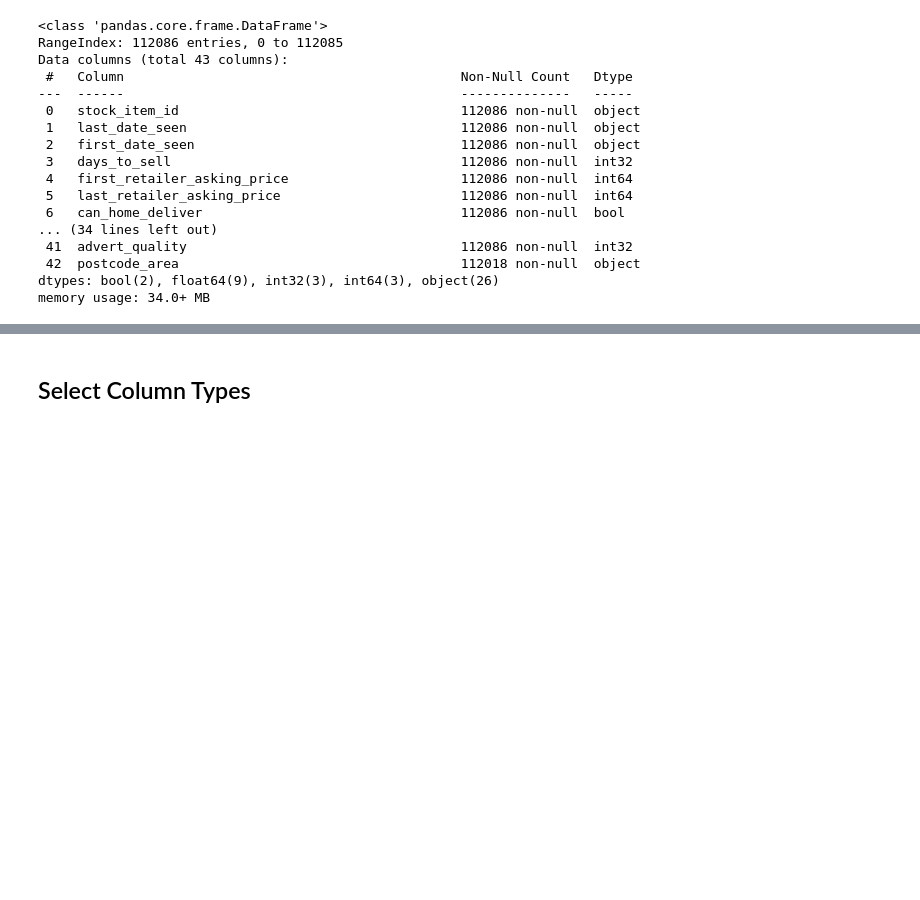
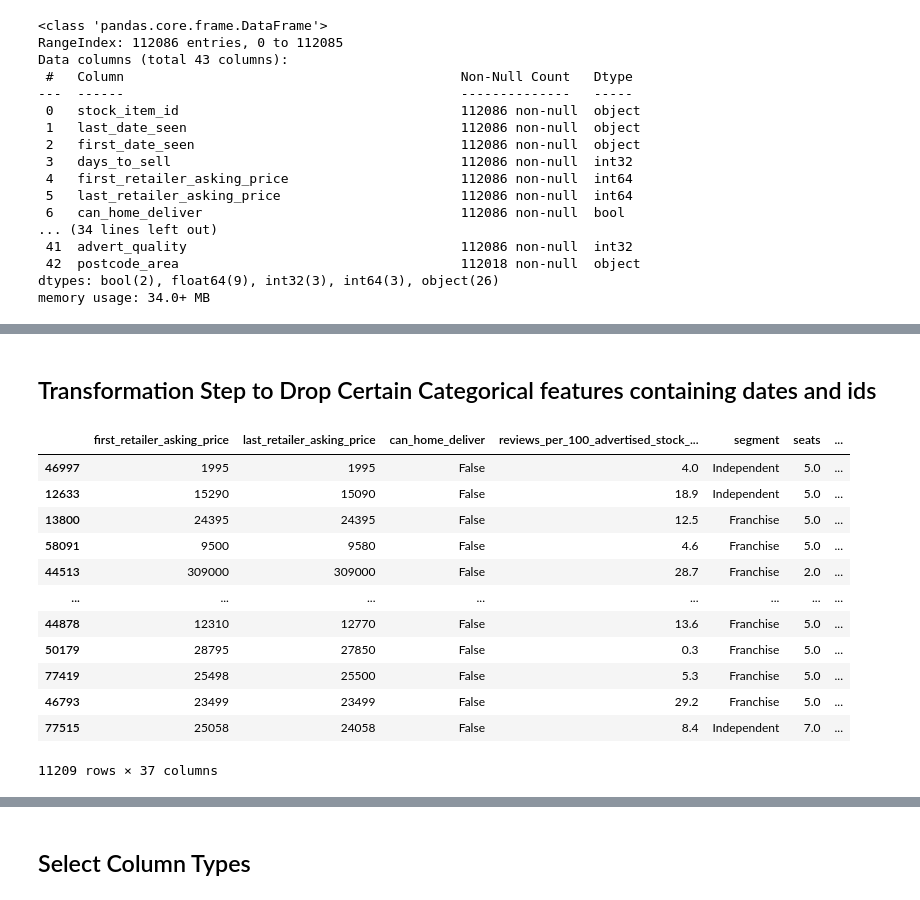
Before and after one commit to thanktua-spp/MMU_Hack_Data, a Jupyter notebook: notebooks/MMU_Hack_EDA.ipynb, the cells around one changed output, grey strips where cells are left out. Saved outputs shown, nothing was run; the diff lists cells and outputs as text; code cells hidden in the pictures; blank space fills up the shorter version.

Commit message:
progress with EDA training pipeline

```diff
--- a/notebooks/MMU_Hack_EDA.ipynb
+++ b/notebooks/MMU_Hack_EDA.ipynb
@@ -36,3 +46,9 @@ Data columns (total 43 columns):
  42  postcode_area                                    112018 non-null  object
 dtypes: bool(2), float64(9), int32(3), int64(3), object(26)
 memory usage: 34.0+ MB
+# %%
+# Sample 30% of the data (replace 0.3 with your desired fraction)
+sampled_df = raw_train_df.sample(frac=0.1, random_state=42)
+
+# View the sampled data
+sampled_df.head()
@@ -38,0 +83,3 @@ memory usage: 34.0+ MB
+# %%
+X = sampled_df.drop(columns=['days_to_sell'])  # Drop target from features
+y = sampled_df['days_to_sell']  # Target variable
@@ -38,0 +88,13 @@ memory usage: 34.0+ MB
+# %%
+# Replace None with Nan Transformer.
+def replace_none_with_nan(df: pd.DataFrame) -> pd.DataFrame:
+    """Replaces None with np.nan in categorical columns."""
+    df = df.copy()
+    categorical_cols = df.select_dtypes(include=['object']).columns
+    df[categorical_cols] = df[categorical_cols].apply(lambda col: col.map(lambda x: np.nan if x is None else x))
+    return df
+
+replace_none_transformer = FunctionTransformer(replace_none_with_nan, validate=False)
+
+# test transformer
+replace_none_transformer.fit_transform(X)
@@ -38,0 +115,26 @@ memory usage: 34.0+ MB
+# %% [markdown]
+## Transformation Step to Drop Certain Categorical features containing dates and ids
+# %%
+def drop_cat_features(df: pd.DataFrame) -> pd.DataFrame:
+    """Drop features not required"""
+    df = df.copy()
+    columns_to_drop = ["stock_item_id", "last_date_seen", "first_date_seen", "derivative_id", "first_registration_date"]
+    return df.drop(columns=columns_to_drop, errors='ignore')
+
+drop_cat_features_transformer = FunctionTransformer(drop_cat_features)
+
+drop_cat_features_transformer.fit_transform(X)
+# %% [output]
+|  | first_retailer_asking_price | last_retailer_asking_price | can_home_deliver | reviews_per_100_advertised_stock_... | segment | seats | ... |
+| 46997 | 1995 | 1995 | False | 4.0 | Independent | 5.0 | ... |
+| 12633 | 15290 | 15090 | False | 18.9 | Independent | 5.0 | ... |
+| 13800 | 24395 | 24395 | False | 12.5 | Franchise | 5.0 | ... |
+| 58091 | 9500 | 9580 | False | 4.6 | Franchise | 5.0 | ... |
+| 44513 | 309000 | 309000 | False | 28.7 | Franchise | 2.0 | ... |
+| ... | ... | ... | ... | ... | ... | ... | ... |
+| 44878 | 12310 | 12770 | False | 13.6 | Franchise | 5.0 | ... |
+| 50179 | 28795 | 27850 | False | 0.3 | Franchise | 5.0 | ... |
+| 77419 | 25498 | 25500 | False | 5.3 | Franchise | 5.0 | ... |
+| 46793 | 23499 | 23499 | False | 29.2 | Franchise | 5.0 | ... |
+| 77515 | 25058 | 24058 | False | 8.4 | Independent | 7.0 | ... |
+11209 rows × 37 columns
```
Also changed, not shown: parts of 37 cells of this notebook.
